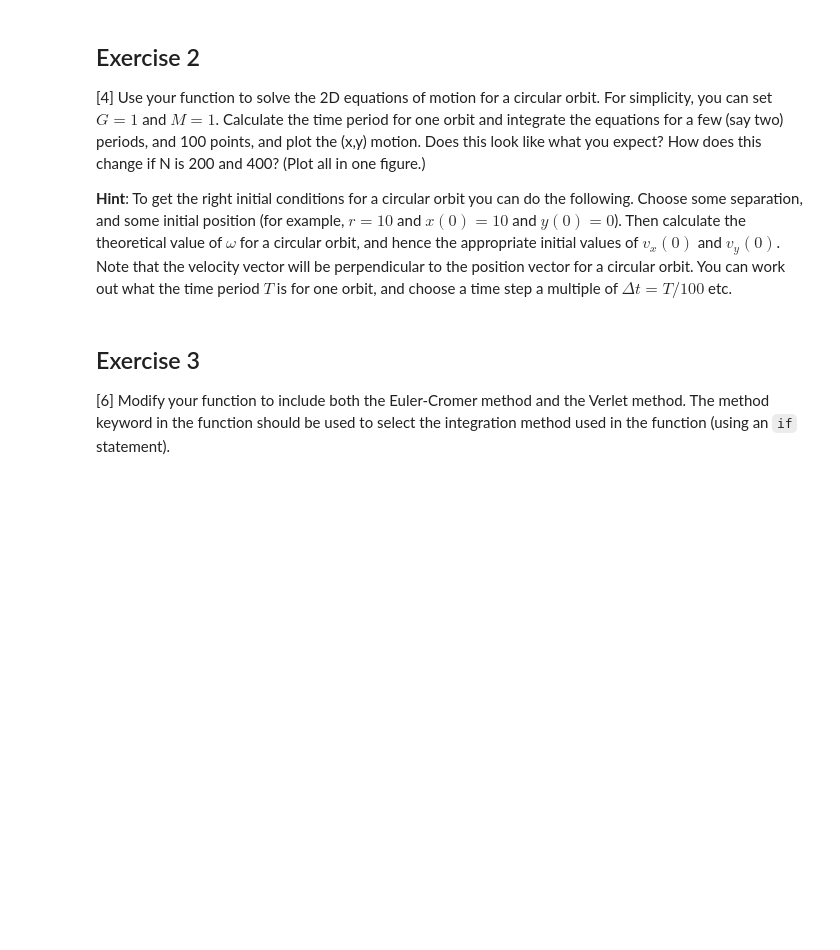
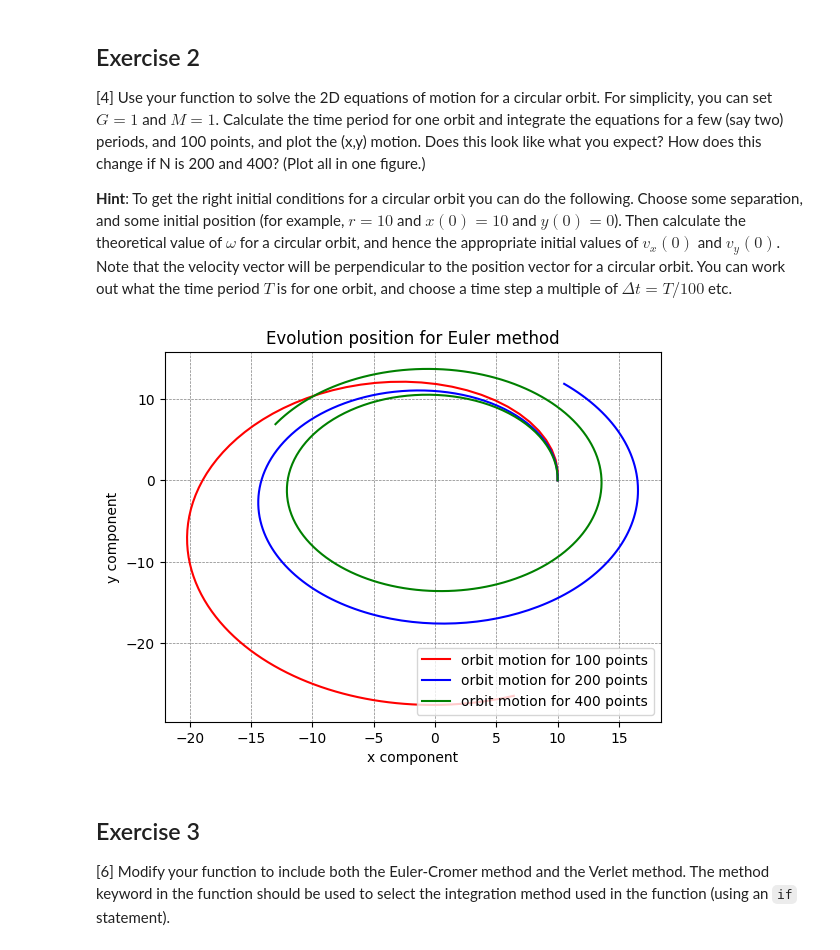
Before and after one commit to PX2145-2025/week-9-b-Dvorak-Gabriel, a Jupyter notebook: ODEs_2.ipynb, the cells around one changed output. Drawn from its saved outputs; the diff is of its cells as text; code cells hidden in the pictures; blank space fills up the shorter version.

```diff
--- a/ODEs_2.ipynb
+++ b/ODEs_2.ipynb
@@ -307,26 +307,48 @@ plt.show()
 
   **Hint**: To get the right initial conditions for a circular orbit you can do the following. Choose some separation, and some initial position (for example, $r = 10$ and $x(0) = 10$ and $y(0) = 0$). Then calculate the theoretical value of $\omega$ for a circular orbit, and hence the appropriate initial values of $v_x(0)$ and $v_y(0)$. Note that the velocity vector will be perpendicular to the position vector for a circular orbit. You can work out what the time period $T$ is for one orbit, and choose a time step a multiple of $\Delta t = T/100$ etc.
 # %%
-r0 = [1, 0]
+import numpy as np
+import matplotlib.pyplot as plt
+
+r0 = [10, 0]
 v0 = [0 , 0.3]
-N=100
-tmax = 10
+
+#using Kepler's third law, with G, and M set to 1
+T = np.sqrt(4*(np.pi**2)*(r0[0]**3))
+w = 2*np.pi/T
+v0[1] = w*r0[0]
 
 def orbit_solve (r0, v0, tmax, N, method = 'euler'):
     t_step = tmax/N #time step
     t = np.linspace(0, tmax, N) #output times
 
     r = np.zeros((N,2)) #array of position vectors
     v = np.zeros((N,2)) #array of velocity vectors
     r[0], v[0] = r0, v0 #setting initial values
 
     for i in range (0, N-1):
         r[i+1] = r[i] + v[i]*t_step
-        v[i+1] = v[i] + 9.81*t_step
+        v[i+1] = v[i] - (r[i]/((np.sqrt(r[i,0]**2 + r[i,1]**2))**3))*t_step
     # output the solution (arrays for positions and velocities) versus time
     return t, r, v
 
-t, r, v = orbit_solve(r0, v0, tmax, N, method = 'euler') #using 10s as max time, and 100 points
+t, r, v = orbit_solve(r0, v0, T*2, N=100, method = 'euler') #using T as max time, and 100 points
+t200, r200, v200 = orbit_solve(r0, v0, T*2, N=200, method = 'euler') #using T as max time, and 200 points
+t400, r400, v400 = orbit_solve(r0, v0, T*2, N=400, method = 'euler') #using T as max time, and 200 points
+
+
+plt.plot(r[:,0], r[:,1], 'r-', label='orbit motion for 100 points')
+plt.plot(r200[:,0], r200[:,1], 'b-', label='orbit motion for 200 points')
+plt.plot(r400[:,0], r400[:,1], 'g-', label='orbit motion for 400 points')
+
+plt.grid(color="gray", linestyle="--", linewidth=0.5)
+plt.title(f'Evolution position for Euler method')
+plt.xlabel('x component')
+plt.ylabel('y component')
+plt.legend(loc='best')
+plt.show()
+# %% [output]
+[figure, added]
 # %% [markdown]
 ## Exercise 3
 
```
Also changed, not shown: parts of 1 cell of this notebook.
